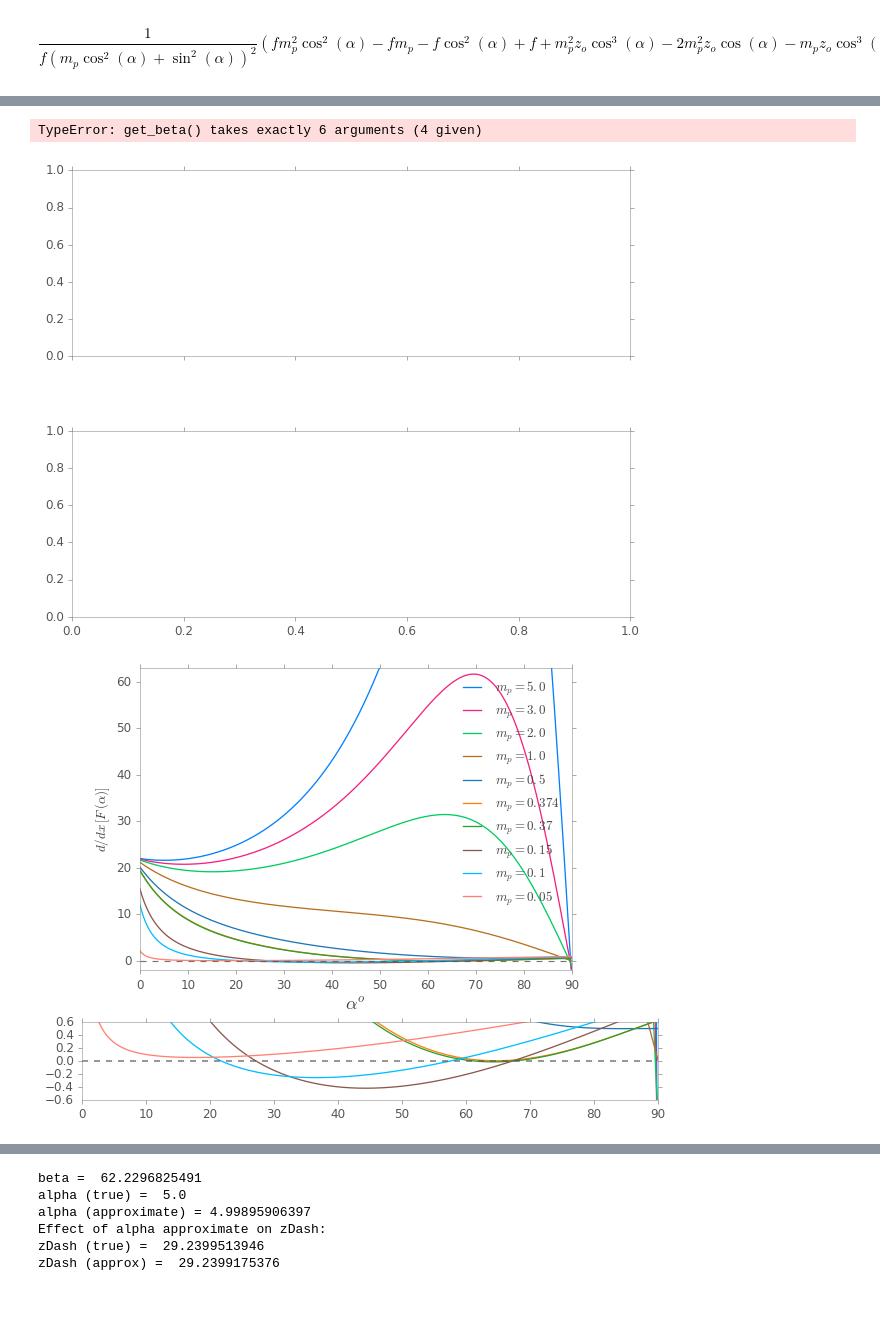
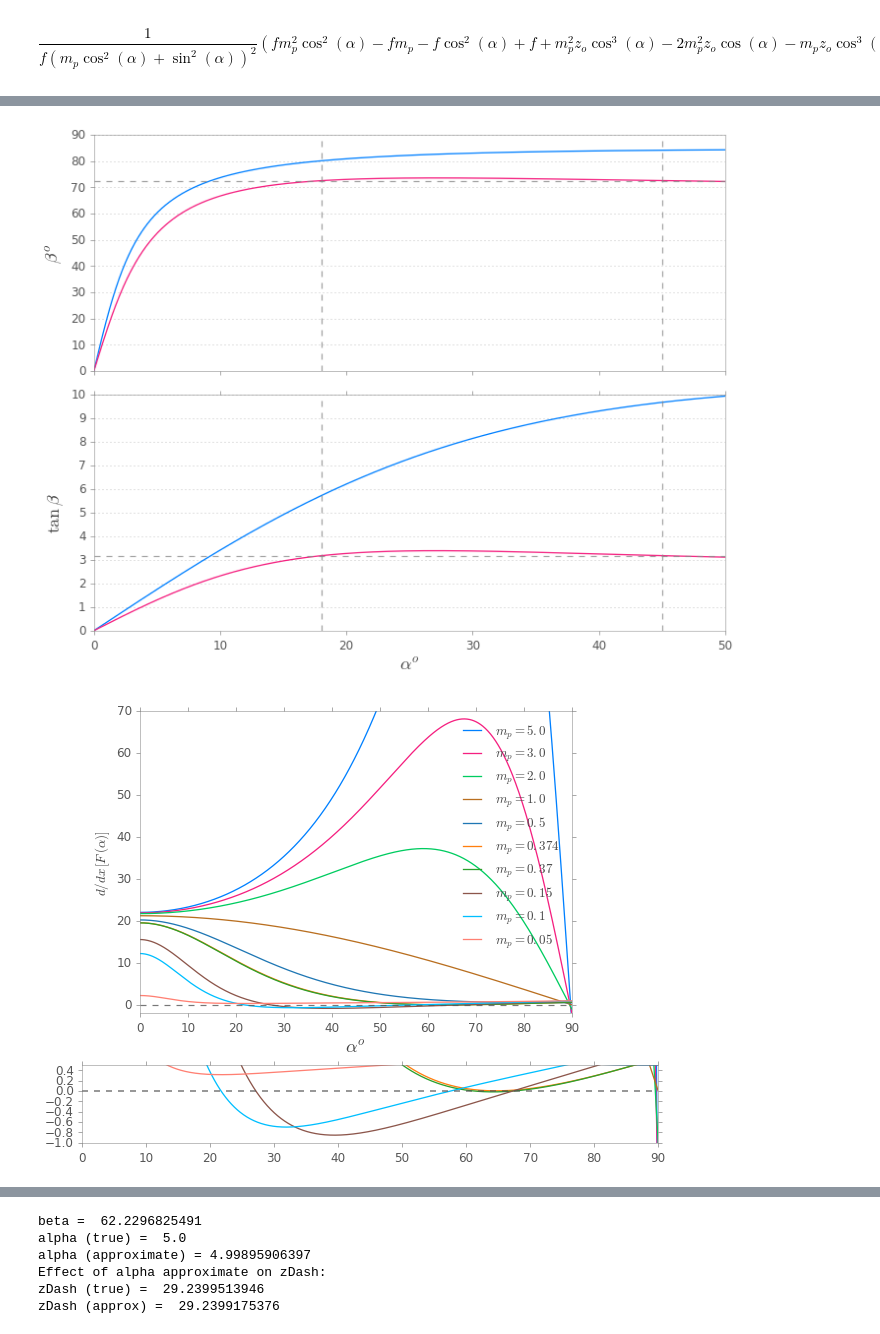
Before and after one commit to indranilsinharoy/phd-artifacts, a Jupyter notebook: chapters/chapter03_geometricmodel/code/StudyOfAngularRelationshipsForLensTiltForFocusing.ipynb, the cells around one changed output, grey strips where cells are left out. Drawn from its saved outputs; the diff is of its cells as text; code cells hidden in the pictures; blank space fills up the shorter version.

```diff
--- a/chapters/chapter03_geometricmodel/code/StudyOfAngularRelationshipsForLensTiltForFocusing.ipynb
+++ b/chapters/chapter03_geometricmodel/code/StudyOfAngularRelationshipsForLensTiltForFocusing.ipynb
@@ -466,0 +442,29 @@ plt.show()
+# %%
+def first_derivative_Falpha(zo, f, mp, alpha):
+    """evaluate the first derivative of the F(alpha).
+
+    It is assumed that the lens is rotated about the ENPP. Therefore,
+    the first derivative is a cubic equation in cos(alpha)
+    """
+    a = -mp*(1 - mp)*zo
+    b = -f*(1 - mp**2)
+    c = mp*(1 - 2*mp)*zo
+    d = f*(1 - mp)
+    numr = a*cosd(alpha)**3 + b*cosd(alpha)**2 + c*cosd(alpha) + d
+    deno = f*(mp*cosd(alpha)**2 + sind(alpha)**2)**2
+    firstDeri = numr/deno
+    return firstDeri
+
+def roots_first_derivative_Falpha(zo, f, mp):
+    """returns the roots and discriminant of F'(alpha)
+
+    It is assumed that the lens is rotated about the ENPP. Therefore,
+    the first derivative is a cubic equation in cos(alpha)
+    """
+    a = -mp*(1 - mp)*zo
+    b = -f*(1 - mp**2)
+    c = mp*(1 - 2*mp)*zo
+    d = f*(1 - mp)
+    roots = np.roots([a, b, c, d])
+    discriminant = (b**2)*(c**2) - 4*a*(c**3) - 4*(b**3)*d - 27*(a**2)*(d**2) + 18*a*b*c*d
+    return roots, discriminant
@@ -504,8 +510,8 @@ fig, (ax0, ax1,) = plt.subplots(2, 1, sharex=True, figsize=(10, 8))
 #fig, (ax0, ax1, ax2) = plt.subplots(3, 1, sharex=True, figsize=(10, 8))
 
 for i, mp in enumerate([0.5, 0.15, ]):
-    beta = get_beta(zo=zo, f=f, mp=mp, alpha=alpha)
-    tBeta = get_tanBeta(zo=zo, f=f, mp=mp, alpha=alpha)
+    beta = get_beta2(zo=zo, f=f, mp=mp, alpha=alpha)
+    tBeta = get_tanBeta2(zo=zo, f=f, mp=mp, alpha=alpha)
     legTxt = r'$m_p={}$'.format(mp)
     ax0.plot(alpha, beta, label=legTxt)
     ax1.plot(alpha, tBeta, label=legTxt)
@@ -540,32 +546,35 @@ fig.tight_layout()
 
 plt.show()
 # %% [output]
-TypeError: get_beta() takes exactly 6 arguments (4 given)
-[figure, old version]
+[figure, new version]
 # %%
 # plot of the first derivative
 
 zo=-509.0
 f = 24.0
 #fig, (ax0, ax1) = plt.subplots(2, 1, figsize=(9, 11))
 fig = plt.figure(figsize=(8, 6))
 ax0 = fig.add_axes([0.1, 0.3, 0.75, 0.7])  # [*left*, *bottom*, *width*, *height*]
 ax1 = fig.add_axes([0.0, 0.0, 1.0, 0.18,])
 alpha = np.linspace(0., 89.9999, 1000)
+#alpha = np.linspace(-89.9999, 89.9999, 1000)
 for i, mp in enumerate([5.0, 3.0, 2.0, 1.0, 0.5, 0.374, 0.37, 0.15, 0.1, 0.05]):
     legTxt = r'$m_p={}$'.format(mp)
-    ax0.plot(alpha, first_derivative(zo, f, mp, alpha), label=legTxt)
-    ax1.plot(alpha, first_derivative(zo, f, mp, alpha))
+    ax0.plot(alpha, first_derivative_Falpha(zo, f, mp, alpha), label=legTxt)
+    ax1.plot(alpha, first_derivative_Falpha(zo, f, mp, alpha))
+
+# plot the case of mp=1 separately to verify
+# ax0.plot(alpha, -(zo/f)*cosd(alpha), 'b', linestyle='dashed') # It does overlap
 
 ax0.axhline(color='#555555', alpha=0.8, lw=1.2, linestyle='dashed')
 ax1.axhline(color='#555555', alpha=0.8, lw=1.5, linestyle='dashed')
 ax0.legend()   # TO DO:: Put the legend outside the ax0 to the left
-ax0.set_ylim(-2, 63)
-ax1.set_ylim(-0.6, 0.6)
+ax0.set_ylim(-2, 70)
+ax1.set_ylim(-1.0, 0.5)
 ax0.set_ylabel(r'$d/dx \, [F\,(\alpha)]$')
 ax0.set_xlabel(r'$\alpha^o$', fontsize=18)
 plt.show()
 # %% [output]
-[figure, old version]
+[figure, new version]
 # %%
 def first_derivative_has_real_roots(zo, f, mp, alpha0=-89.0, alpha1=89.0):
```
Also changed, not shown: parts of 33 cells of this notebook.
